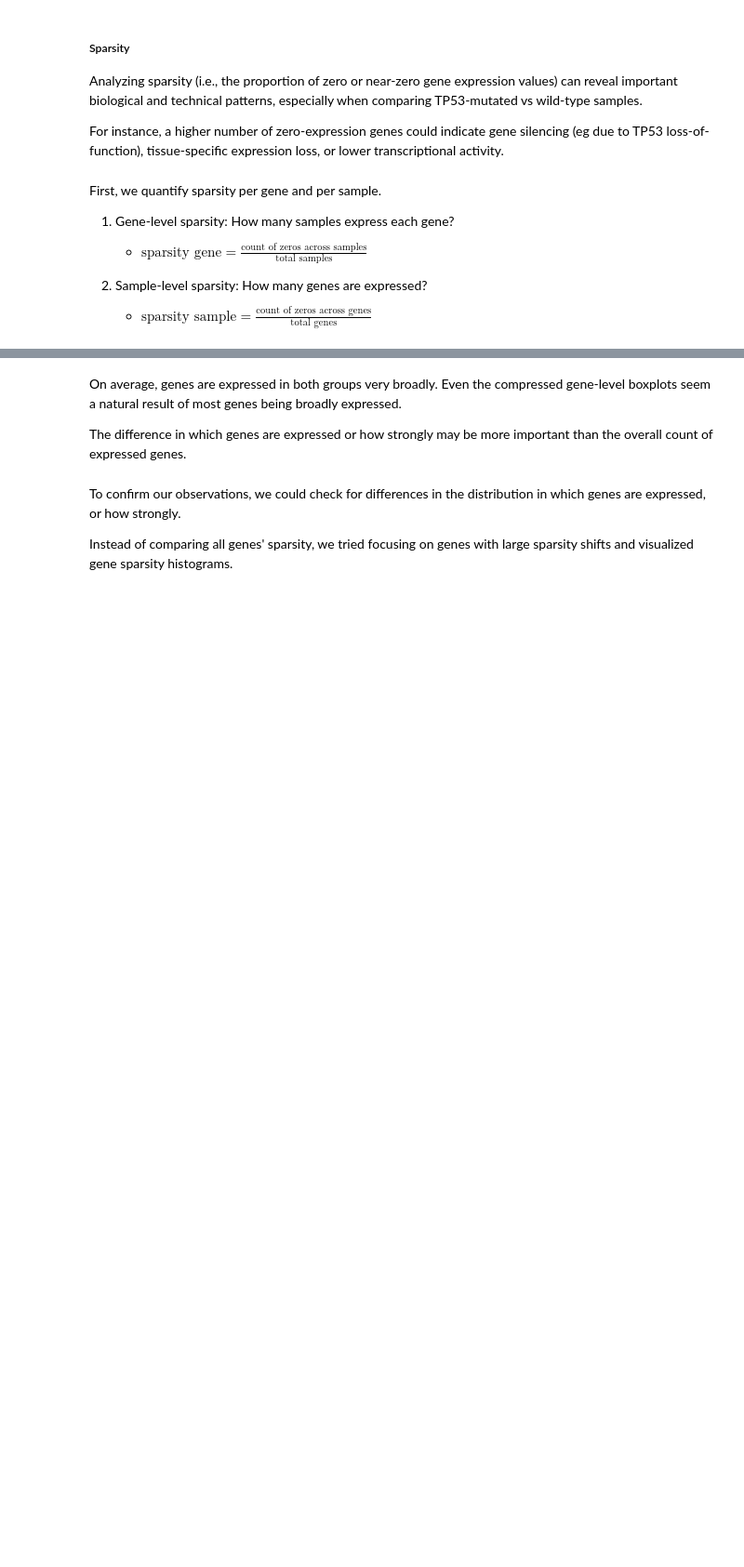
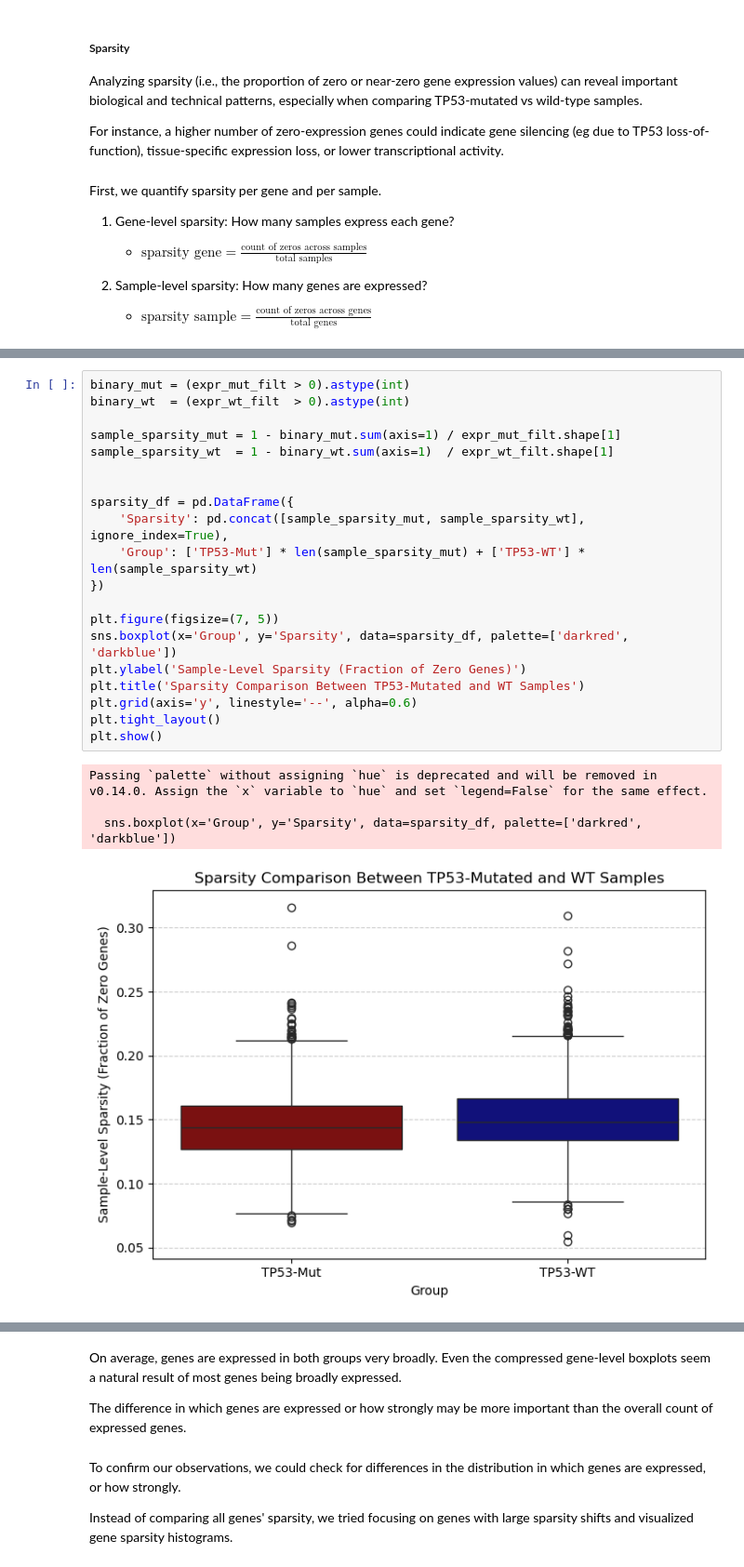
Before and after one commit to beatricecitterio/ml-repo, a Jupyter notebook: data_cleaning_tcga.ipynb, the cells around one changed output, grey strips where cells are left out. Shown at 93% size. Cells and saved outputs as stored; diff of their text form; blank space fills up the shorter version.

```diff
--- a/data_cleaning_tcga.ipynb
+++ b/data_cleaning_tcga.ipynb
@@ -299,0 +206,25 @@ Passing `palette` without assigning `hue` is deprecated and will be removed in v
+# %%
+binary_mut = (expr_mut_filt > 0).astype(int)
+binary_wt  = (expr_wt_filt  > 0).astype(int)
+
+sample_sparsity_mut = 1 - binary_mut.sum(axis=1) / expr_mut_filt.shape[1]
+sample_sparsity_wt  = 1 - binary_wt.sum(axis=1)  / expr_wt_filt.shape[1]
+
+
+sparsity_df = pd.DataFrame({
+    'Sparsity': pd.concat([sample_sparsity_mut, sample_sparsity_wt], ignore_index=True),
+    'Group': ['TP53-Mut'] * len(sample_sparsity_mut) + ['TP53-WT'] * len(sample_sparsity_wt)
+})
+
+plt.figure(figsize=(7, 5))
+sns.boxplot(x='Group', y='Sparsity', data=sparsity_df, palette=['darkred', 'darkblue'])
+plt.ylabel('Sample-Level Sparsity (Fraction of Zero Genes)')
+plt.title('Sparsity Comparison Between TP53-Mutated and WT Samples')
+plt.grid(axis='y', linestyle='--', alpha=0.6)
+plt.tight_layout()
+plt.show()
+# %% [output]
+Passing `palette` without assigning `hue` is deprecated and will be removed in v0.14.0. Assign the `x` variable to `hue` and set `legend=False` for the same effect.
+
+  sns.boxplot(x='Group', y='Sparsity', data=sparsity_df, palette=['darkred', 'darkblue'])
+[figure, added]
```
Also changed, not shown: parts of 68 cells of this notebook, 1 other file.
